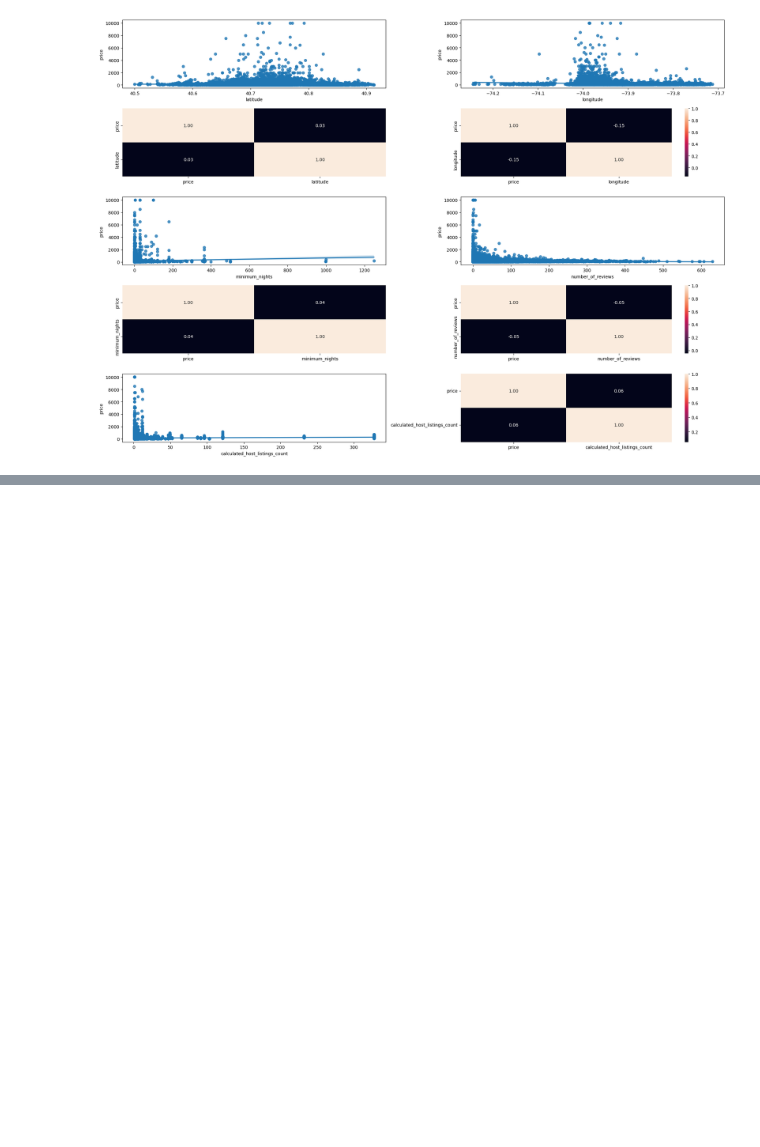
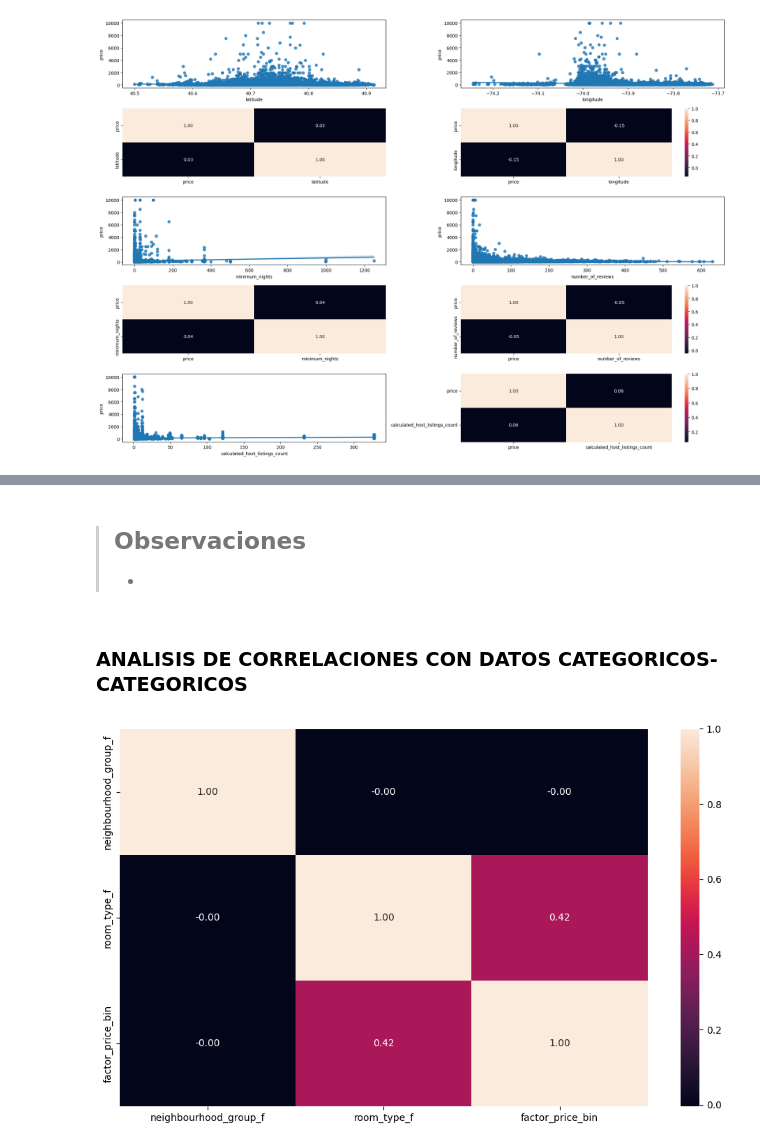
Before and after one commit to 4GeeksAcademy/pabloaznar-intro-ml, a Jupyter notebook: src/eda-airbnd-ny.ipynb, the cells around one changed output, grey strips where cells are left out. Cells and saved outputs as stored; diff of their text form; code cells hidden in the pictures; blank space fills up the shorter version.

```diff
--- a/src/eda-airbnd-ny.ipynb
+++ b/src/eda-airbnd-ny.ipynb
@@ -218,0 +265,17 @@ plt.tight_layout()
+# %% [markdown]
+> ## Observaciones
+>
+> -
+# %% [markdown]
+### ANALISIS DE CORRELACIONES CON DATOS CATEGORICOS-CATEGORICOS
+# %%
+df['neighbourhood_group_f'] = pd.factorize(df['neighbourhood_group'])[0]  #0-Brooklyn, 1-'Manhattan', 2-'Queens', 3-'Staten Island', 4-'Bronx'
+df['room_type_f'] = pd.factorize(df['room_type'])[0]  # 0-Private room, 1-'Entire home/apt', 2-'Shared room
+
+fig, axis = plt.subplots(figsize = (10, 6))
+
+sns.heatmap(df[['neighbourhood_group_f', 'room_type_f', 'factor_price_bin']].corr(), annot= True, fmt=".2f")
+
+plt.tight_layout()
+# %% [output]
+[figure, added]
```
Also changed, not shown: parts of 9 cells of this notebook.
